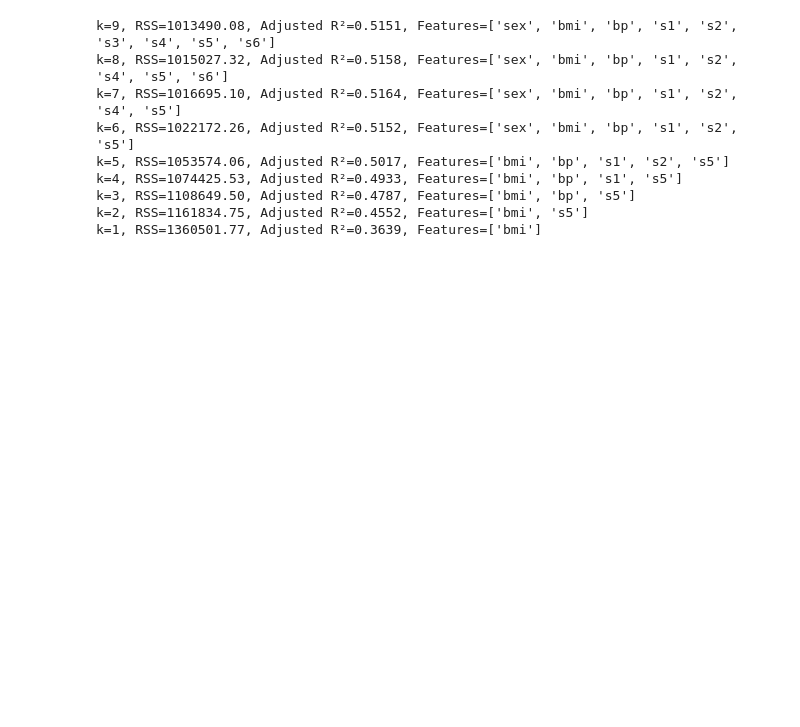
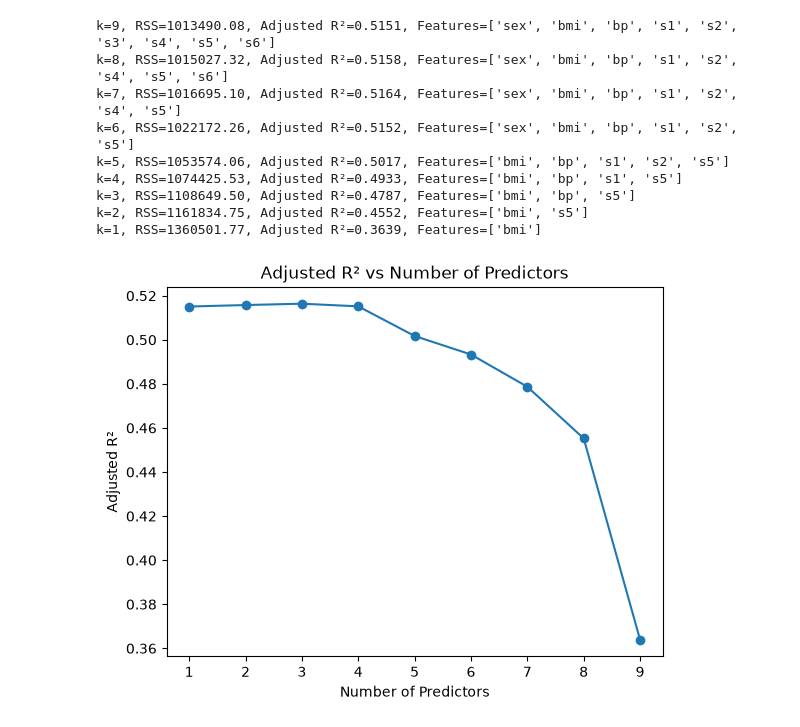
Before and after one commit to chadiboudaher/10000-hours-ml, a Jupyter notebook: machine-learning/linear-model-selection-and-regulization/backward-stepwise-selection/bss.ipynb, the cells around one changed output. Saved outputs shown, nothing was run; the diff lists cells and outputs as text; code cells hidden in the pictures; blank space fills up the shorter version.

Commit message:
feat: Plot adjusted R-Squared values

```diff
--- a/machine-learning/linear-model-selection-and-regulization/backward-stepwise-selection/bss.ipynb
+++ b/machine-learning/linear-model-selection-and-regulization/backward-stepwise-selection/bss.ipynb
@@ -219,3 +219,19 @@ k=4, RSS=1074425.53, Adjusted R²=0.4933, Features=['bmi', 'bp', 's1', 's5']
 k=3, RSS=1108649.50, Adjusted R²=0.4787, Features=['bmi', 'bp', 's5']
 k=2, RSS=1161834.75, Adjusted R²=0.4552, Features=['bmi', 's5']
 k=1, RSS=1360501.77, Adjusted R²=0.3639, Features=['bmi']
+# %%
+adj_r2_values = [result[1] for result in results]
+
+plt.plot(
+    range(1, len(results) + 1),
+    adj_r2_values,
+    marker="o"
+)
+
+plt.xlabel("Number of Predictors")
+plt.ylabel("Adjusted R²")
+plt.title("Adjusted R² vs Number of Predictors")
+
+plt.show()
+# %% [output]
+[figure, added]
```
